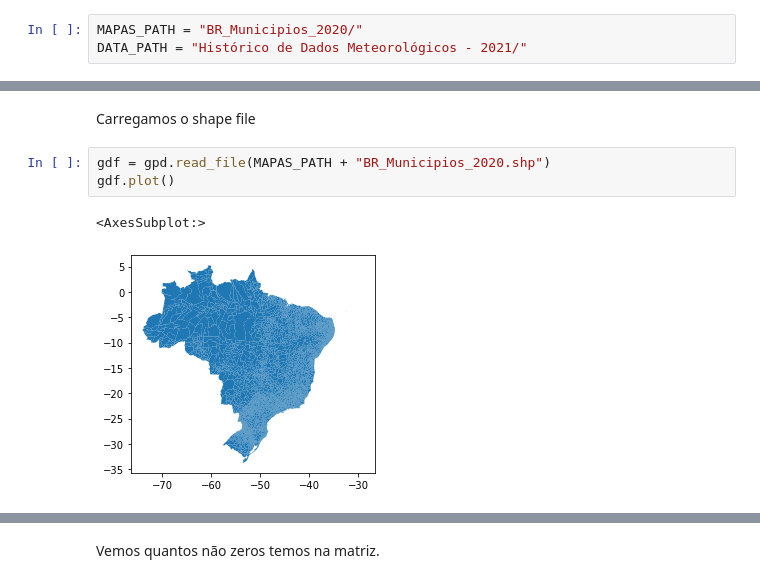
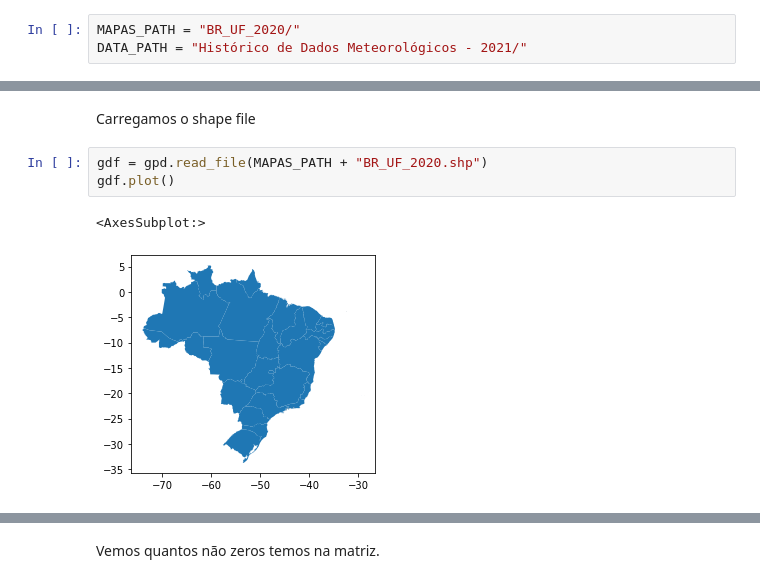
Before and after one commit to mpereiramoretti/pluviometria-analise-espacial, a Jupyter notebook: Pluviometria - Caso prático.ipynb, the cells around one changed output, grey strips where cells are left out. Cells and saved outputs as stored; diff of their text form.

```diff
--- a/Pluviometria - Caso prático.ipynb
+++ b/Pluviometria - Caso prático.ipynb
@@ -21,13 +25,13 @@ from splot.esda import moran_scatterplot, plot_local_autocorrelation, lisa_clust
 # %%
-MAPAS_PATH = "BR_Municipios_2020/"
+MAPAS_PATH = "BR_UF_2020/"
 DATA_PATH = "Histórico de Dados Meteorológicos - 2021/"
 # %% [markdown]
 ## Computamos as vizinhanças e pesos
 # %% [markdown]
 Carregamos o shape file
 # %%
-gdf = gpd.read_file(MAPAS_PATH + "BR_Municipios_2020.shp")
+gdf = gpd.read_file(MAPAS_PATH + "BR_UF_2020.shp")
 gdf.plot()
 # %% [output]
 <AxesSubplot:>
-[figure, old version]
+[figure, new version]
```
Also changed, not shown: parts of 40 cells of this notebook.
